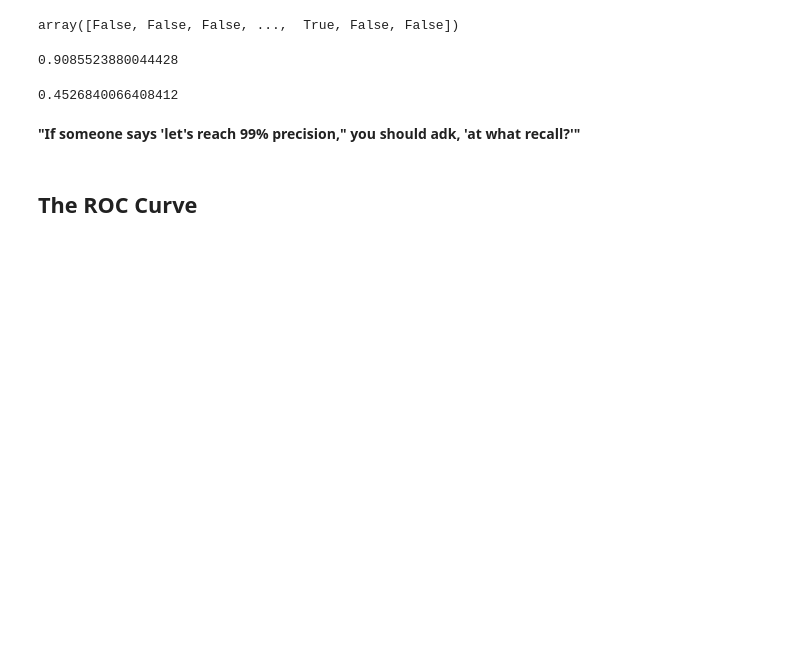
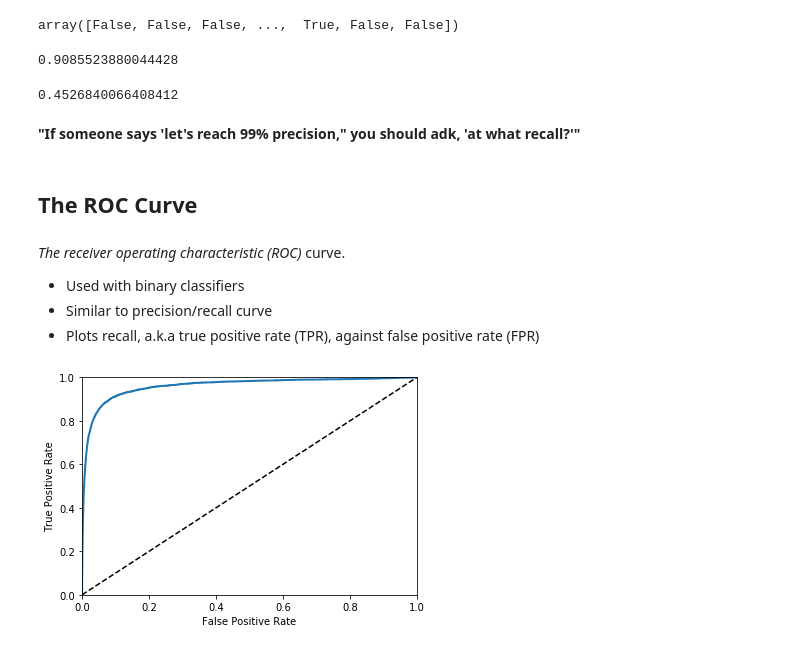
Before and after one commit to astidham2003/ml-study-group, a Jupyter notebook: chapter_3/MNIST_classification.ipynb, the cells around one changed output. Saved outputs shown, nothing was run; the diff lists cells and outputs as text; code cells hidden in the pictures; blank space fills up the shorter version.

```diff
--- a/chapter_3/MNIST_classification.ipynb
+++ b/chapter_3/MNIST_classification.ipynb
@@ -290,3 +292,26 @@ recall_score(y_train_5, y_train_pred_90) # Lower recall than the book by 24%.
 __"If someone says 'let's reach 99% precision," you should adk, 'at what recall?'"__
 # %% [markdown]
 ## The ROC Curve
+# %% [markdown]
+_The receiver operating characteristic (ROC)_ curve.
+* Used with binary classifiers
+* Similar to precision/recall curve
+* Plots recall, a.k.a true positive rate (TPR), against false positive rate (FPR)
+# %%
+# Calculate TPR and FPR from various threshold values.
+
+from sklearn.metrics import roc_curve
+
+fpr, tpr, thresholds = roc_curve(y_train_5, y_scores)
+# %%
+def plot_roc_curve(fpr, tpr, label=None):
+    plt.plot(fpr, tpr, linewidth=2, label=label)
+    plt.plot([0, 1], [0, 1], 'k--')
+    plt.axis([0, 1, 0, 1])
+    plt.xlabel('False Positive Rate')
+    plt.ylabel('True Positive Rate')
+# %%
+plot_roc_curve(fpr, tpr)
+plt.show()
+# %% [output]
+[figure, added]
```
Also changed, not shown: parts of 4 cells of this notebook.
